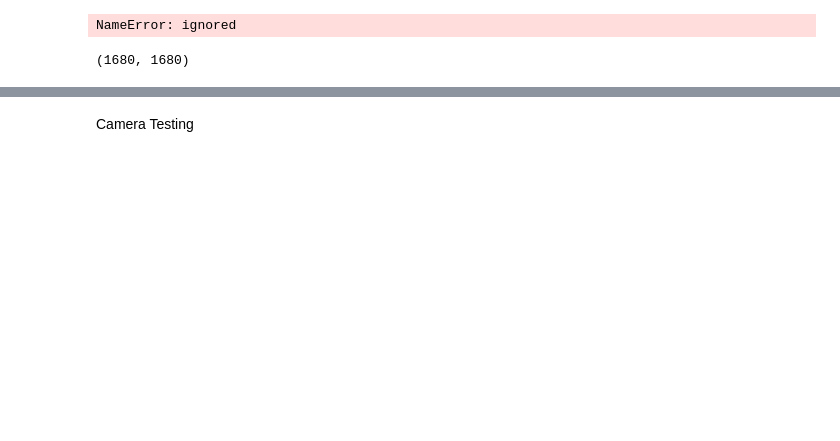
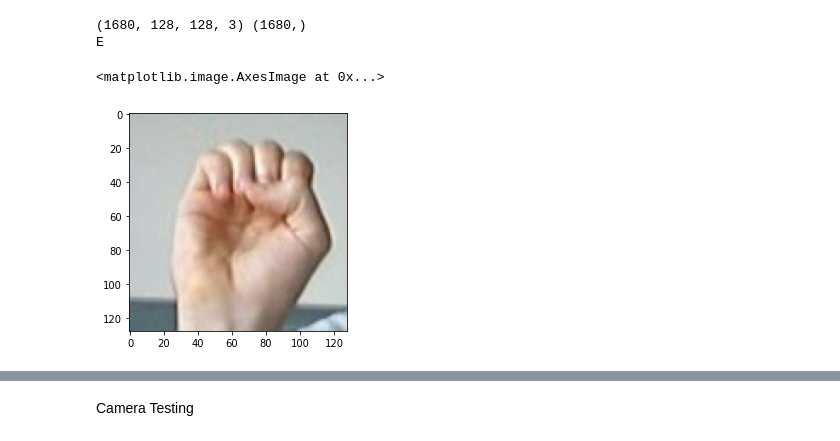
Before and after one commit to donggrant/sign-language-interface, a Jupyter notebook: transfer_learning.ipynb, the cells around one changed output, grey strips where cells are left out. Saved outputs shown, nothing was run; the diff lists cells and outputs as text; code cells hidden in the pictures; blank space fills up the shorter version.

```diff
--- a/transfer_learning.ipynb
+++ b/transfer_learning.ipynb
@@ -37,28 +52,34 @@ Saving to: ‘Dataset.zip’
 # %%
-from PIL import Image
 path = 'Dataset/'
-list_of_files = list(filter(lambda f: '.jpg' in f[0],[ (file, os.sep.join((dir, file)))
+list_of_files = [x[1] for x in list(filter(lambda f: ('.jpg' in f[0]) or ('.csv' in f[0]),[ (file, os.sep.join((dir, file)))
                        for (dir,dirs,files) in os.walk(path)
-                       for file in files]))
-from keras.preprocessing.image import load_img
-X = np.asarray(list(map(lambda k: np.asarray(Image.open(k[1])), list_of_files)))
-y = np.asarray(list(map(lambda k: k[0][:1], list_of_files)))
+                       for file in files]))]
+list_of_csvs = list(filter(lambda f: '.csv' in f, list_of_files))
+list_of_files = list(filter(lambda f: '.jpg' in f, list_of_files))
+list_of_files.sort()
+list_of_csvs.sort()
-# %%
-# Augmentations
-def augment(image):
-  image = tf.image.random_brightness(image, max_delta=0.2)
-  image = tf.image.random_contrast(image, 0.5, 1)
-  image = tf.keras.preprocessing.image.random_rotation(image, 20, row_axis=1,col_axis=2,channel_axis=0,
-    fill_mode='nearest',cval=0.0,interpolation_order=1)
-  image = tf.keras.preprocessing.image.random_shear(image, 20,row_axis=1,col_axis=2,channel_axis=0,
-    fill_mode='nearest',cval=0.0,interpolation_order=1)
-  return image
-
-plt.imshow(augment(X[320]))
-# %% [output]
-NameError: ignored
-# %%
-
-len(X), len(y)
-# %% [output]
-(1680, 1680)
+# %%
+crop_dimensions = map(
+    lambda df: [
+                (df.iloc[i]["top_left_x"],
+                            df.iloc[i]["top_left_y"],
+                            df.iloc[i]["bottom_right_x"],
+                            df.iloc[i]["bottom_right_y"]) for i in range(len(df))
+    ] , map(pd.read_csv, list_of_csvs)) >> Pipeable(lambda f: [j for i in f for j in i])
+# %%
+X = np.asarray(list(map(
+    lambda k: np.asarray(Image.open(k[0]).crop(k[1]).resize((128,128)))
+    , zip(list_of_files, crop_dimensions))))
+
+y = np.asarray(list(map(
+    lambda k: k[:-5][-1:]
+    , list_of_files)))
+# %%
+print(X.shape, y.shape)
+print(y[1000])
+plt.imshow(X[1000])
+# %% [output]
+(1680, 128, 128, 3) (1680,)
+E
+<matplotlib.image.AxesImage at 0x...>
+[figure, added]
```
Also changed, not shown: parts of 12 cells of this notebook.
